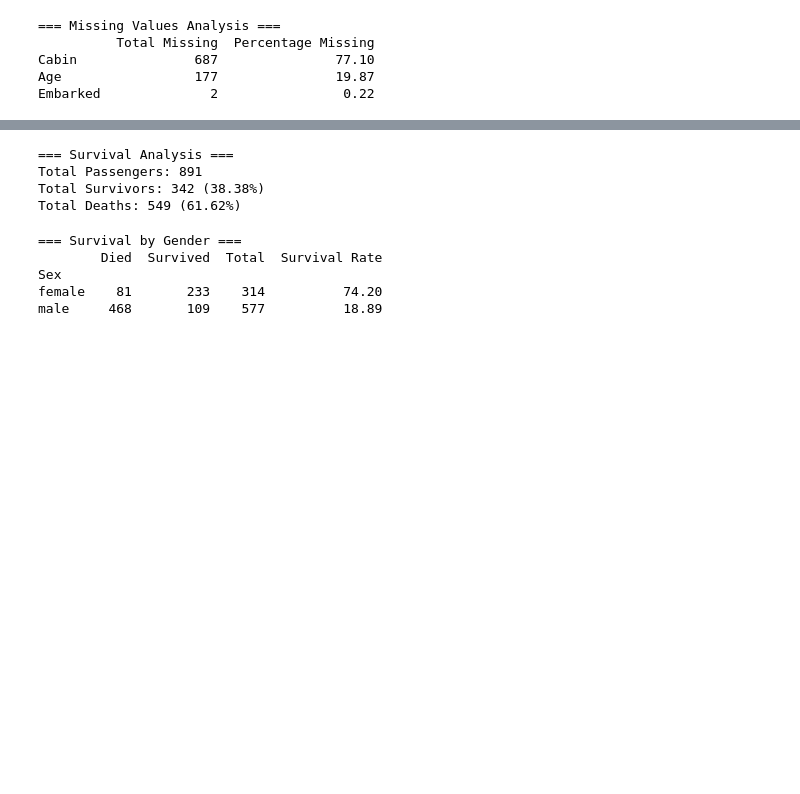
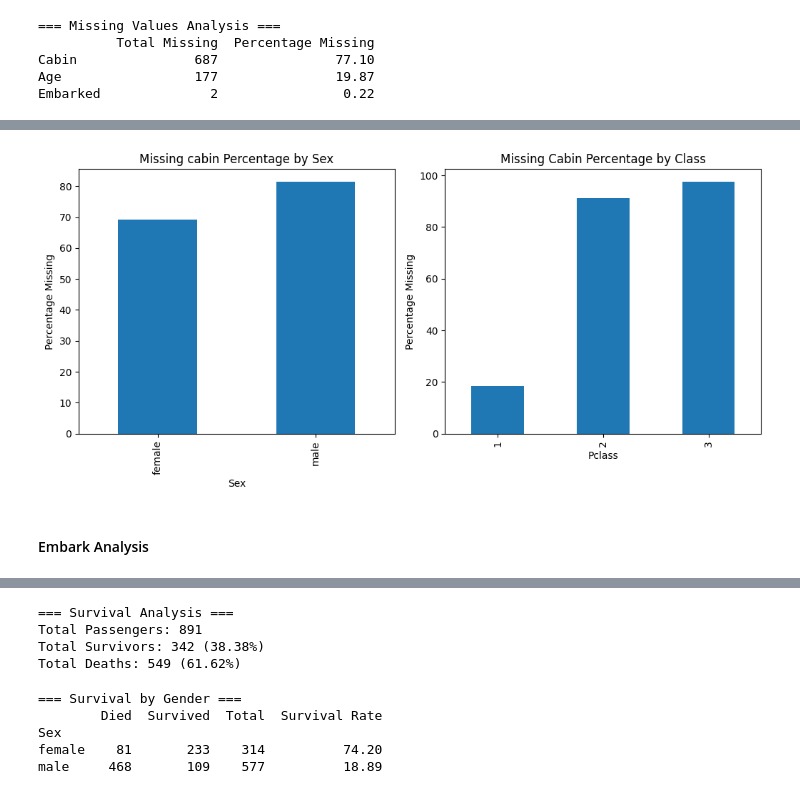
Before and after one commit to nkdes/kaggle, a Jupyter notebook: titanic/titanic-analysis.ipynb, the cells around one changed output, grey strips where cells are left out. Saved outputs shown, nothing was run; the diff lists cells and outputs as text; code cells hidden in the pictures; blank space fills up the shorter version.

```diff
--- a/titanic/titanic-analysis.ipynb
+++ b/titanic/titanic-analysis.ipynb
@@ -262,0 +315,24 @@ Embarked              2                0.22
+# %%
+# Missing Cabin Analysis
+plt.figure(figsize=(15, 5))
+
+# Missing Cabin by Sex
+plt.subplot(1, 3, 2)
+missing_cabin_by_sex = training.groupby('Sex')['Cabin'].apply(lambda x: x.isnull().mean() * 100)
+missing_cabin_by_sex.plot(kind='bar')
+plt.title('Missing cabin Percentage by Sex')
+plt.ylabel('Percentage Missing')
+
+# Missing Cabin by Passenger Class
+plt.subplot(1, 3, 3)
+missing_cabin_by_class = training.groupby('Pclass')['Cabin'].apply(lambda x: x.isnull().mean() * 100)
+missing_cabin_by_class.plot(kind='bar')
+plt.title('Missing Cabin Percentage by Class')
+plt.ylabel('Percentage Missing')
+
+plt.tight_layout()
+plt.show()
+# %% [output]
+[figure, added]
+# %% [markdown]
+#### Embark Analysis
```
Also changed, not shown: parts of 110 cells of this notebook, 3 other files.
